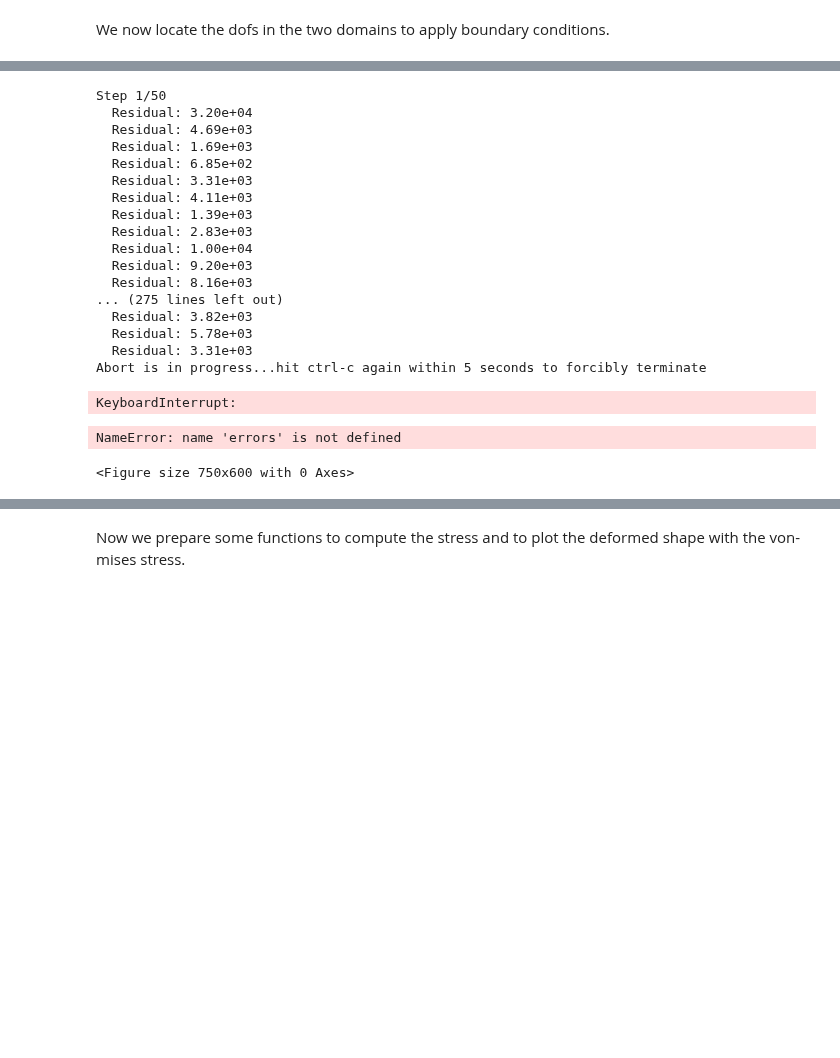
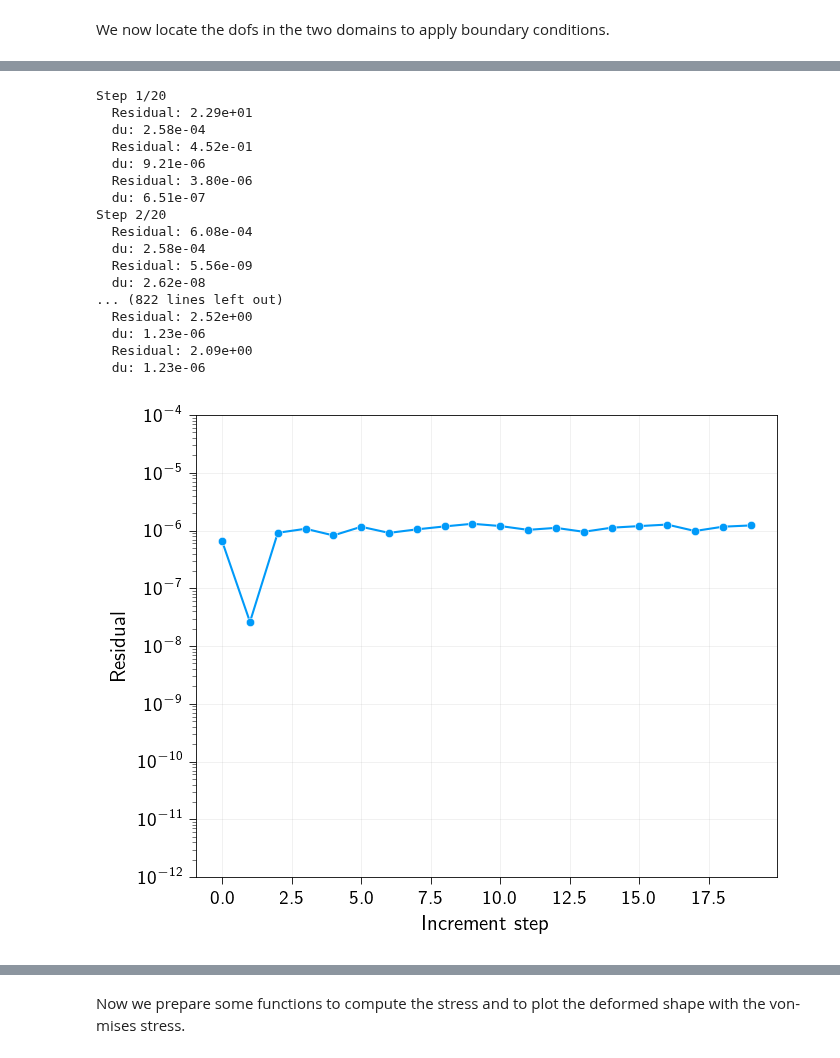
Before and after one commit to smec-ethz/tatva, a Jupyter notebook: examples/notebooks/dynamic_fracture.ipynb, the cells around one changed output, grey strips where cells are left out. Cells and saved outputs as stored; diff of their text form; code cells hidden in the pictures; blank space fills up the shorter version.

```diff
--- a/examples/notebooks/dynamic_fracture.ipynb
+++ b/examples/notebooks/dynamic_fracture.ipynb
@@ -497,0 +442,23 @@ plt.show()
+# %%
+fixed_dofs = jnp.concatenate(
+    [
+        2 * upper_nodes,
+        2 * upper_nodes + 1,
+        2 * lower_nodes,
+        2 * lower_nodes + 1,
+        2 * upper_interface_nodes + 1,
+        2 * lower_interface_nodes + 1,
+    ]
+)
+free_dofs = jnp.setdiff1d(jnp.arange(n_dofs), fixed_dofs)
+
+
+
+applied_disp = prestrain * Ly
+
+prescribed_values = jnp.zeros(n_dofs).at[2 * upper_nodes].set(0.0)
+prescribed_values = prescribed_values.at[2 * upper_nodes + 1].set(applied_disp/2.)
+prescribed_values = prescribed_values.at[2 * lower_nodes].set(0.0)
+prescribed_values = prescribed_values.at[2 * lower_nodes + 1].set(-applied_disp/2.)
+prescribed_values = prescribed_values.at[2 * upper_interface_nodes + 1].set(0.0)
+prescribed_values = prescribed_values.at[2 * lower_interface_nodes + 1].set(0.0)
@@ -590,8 +575,9 @@ def newton_solver(
             residual = fext - fint
             residual = residual.at[fixed_dofs].set(0)
 
-            norm_res = jnp.linalg.norm(residual)
-            print(f"  Residual: {norm_res:.2e}")
+            norm_res = jnp.linalg.norm(du.getArray())
+            print(f"  Residual: {jnp.linalg.norm(residual):.2e}")
+            print(f"  du: {jnp.linalg.norm(du.getArray()):.2e}")
 
             iiter += 1
 
@@ -599,41 +585,42 @@ def newton_solver(
 
     return u.reshape(-1, n_dofs_per_node), errors
 # %%
+#| output: false
+
+
 u_solution, errors = newton_solver(
     fixed_dofs=fixed_dofs,
     u_target_flat=prescribed_values,
-    n_steps=50,
-    tol=1e-8,
+    n_steps=20,
+    tol=1e-6,
     max_iter=30,
 )
 # %% [output]
-Step 1/50
-  Residual: 3.20e+04
-  Residual: 4.69e+03
-  Residual: 1.69e+03
-  Residual: 6.85e+02
-  Residual: 3.31e+03
-  Residual: 4.11e+03
-  Residual: 1.39e+03
-  Residual: 2.83e+03
-  Residual: 1.00e+04
-  Residual: 9.20e+03
-  Residual: 8.16e+03
-... (275 lines left out)
-  Residual: 3.82e+03
-  Residual: 5.78e+03
-  Residual: 3.31e+03
-Abort is in progress...hit ctrl-c again within 5 seconds to forcibly terminate
+Step 1/20
+  Residual: 2.29e+01
+  du: 2.58e-04
+  Residual: 4.52e-01
+  du: 9.21e-06
+  Residual: 3.80e-06
+  du: 6.51e-07
+Step 2/20
+  Residual: 6.08e-04
+  du: 2.58e-04
+  Residual: 5.56e-09
+  du: 2.62e-08
+... (822 lines left out)
+  Residual: 2.52e+00
+  du: 1.23e-06
+  Residual: 2.09e+00
+  du: 1.23e-06
-KeyboardInterrupt:
 # %%
 plt.style.use(STYLE_PATH)
 plt.figure(figsize=(5, 4))
 plt.semilogy(errors, marker="o")
 plt.xlabel("Increment step")
 plt.ylabel("Residual")
-plt.ylim(1e-14, 1e-8)
+plt.ylim(1e-12, 1e-4)
 plt.grid(True)
 plt.show()
 # %% [output]
-NameError: name 'errors' is not defined
-<Figure size 750x600 with 0 Axes>
+[figure, added]
```
Also changed, not shown: parts of 52 cells of this notebook.
